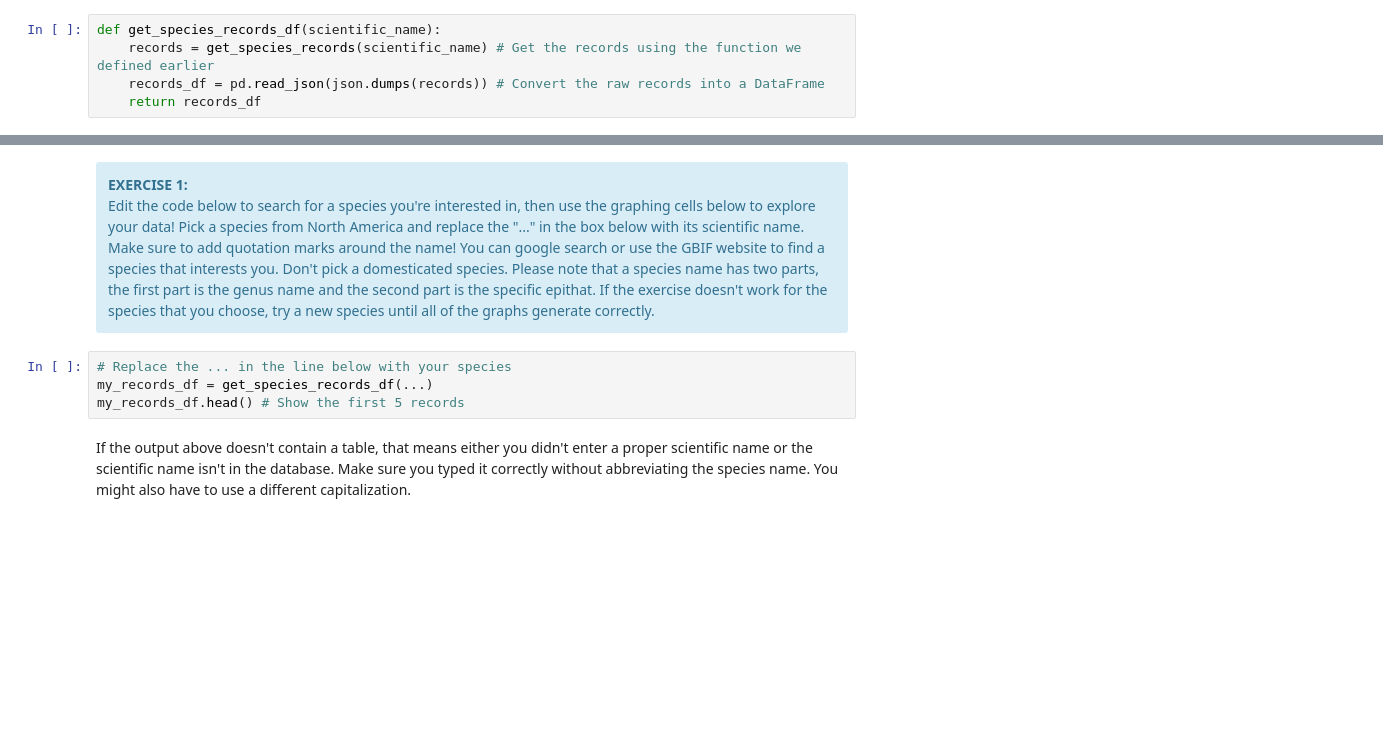
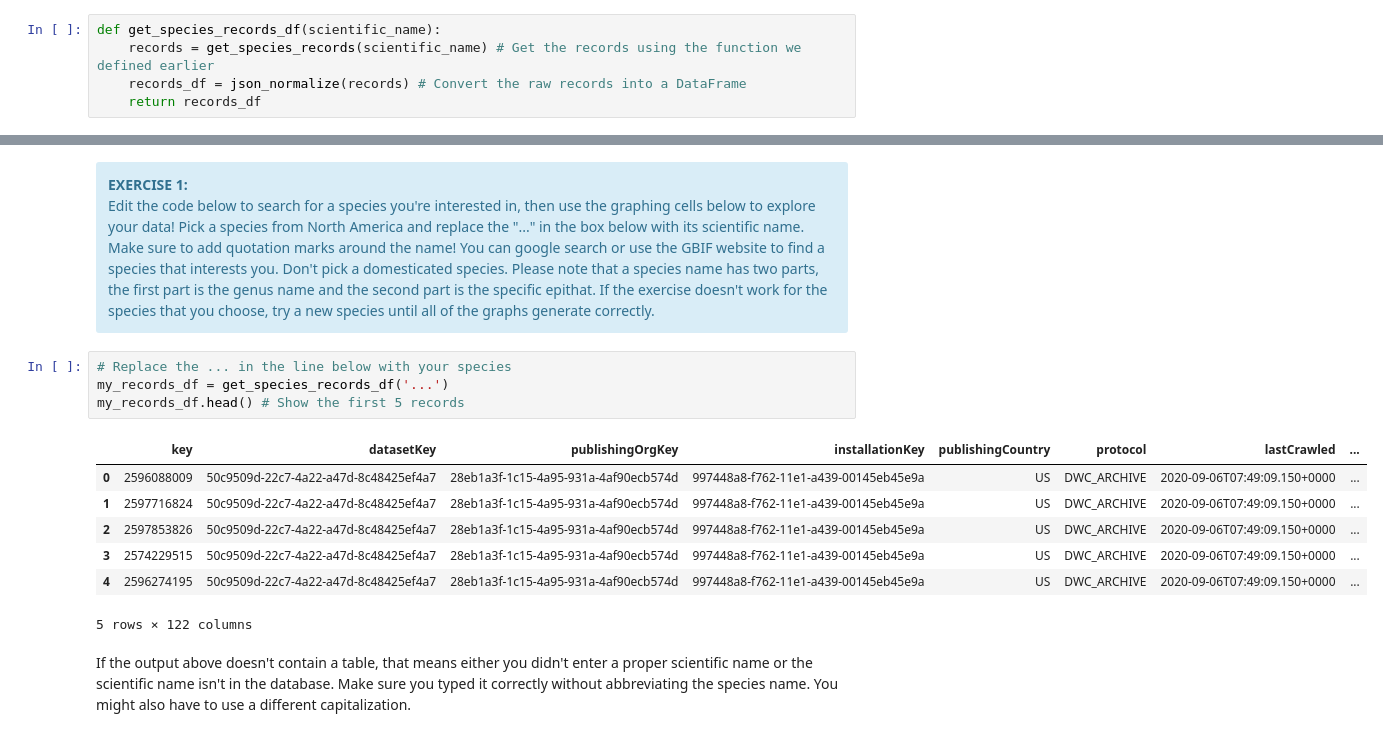
Before and after one commit to ds-modules/IB-105-ESPM-125-fa20, a Jupyter notebook: notebook1_instructor.ipynb, the cells around one changed output, grey strips where cells are left out. Cells and saved outputs as stored; diff of their text form; blank space fills up the shorter version.

```diff
--- a/notebook1_instructor.ipynb
+++ b/notebook1_instructor.ipynb
@@ -344,7 +351,7 @@ Since we're going to want to get DataFrames of species records several times in
 # %%
 def get_species_records_df(scientific_name):
     records = get_species_records(scientific_name) # Get the records using the function we defined earlier
-    records_df = pd.read_json(json.dumps(records)) # Convert the raw records into a DataFrame
+    records_df = json_normalize(records) # Convert the raw records into a DataFrame
     return records_df
 # %%
 records_df = get_species_records_df('Argia agrioides')
@@ -514,8 +563,16 @@ YOUR RESPONSE HERE
 </div>
 # %%
 # Replace the ... in the line below with your species
-my_records_df = get_species_records_df(...)
+my_records_df = get_species_records_df('...')
 my_records_df.head() # Show the first 5 records
+# %% [output]
+|  | key | datasetKey | publishingOrgKey | installationKey | publishingCountry | protocol | lastCrawled | ... |
+| 0 | 2596088009 | 50c9509d-22c7-4a22-a47d-8c48425ef4a7 | 28eb1a3f-1c15-4a95-931a-4af90ecb574d | 997448a8-f762-11e1-a439-00145eb45e9a | US | DWC_ARCHIVE | 2020-09-06T07:49:09.150+0000 | ... |
+| 1 | 2597716824 | 50c9509d-22c7-4a22-a47d-8c48425ef4a7 | 28eb1a3f-1c15-4a95-931a-4af90ecb574d | 997448a8-f762-11e1-a439-00145eb45e9a | US | DWC_ARCHIVE | 2020-09-06T07:49:09.150+0000 | ... |
+| 2 | 2597853826 | 50c9509d-22c7-4a22-a47d-8c48425ef4a7 | 28eb1a3f-1c15-4a95-931a-4af90ecb574d | 997448a8-f762-11e1-a439-00145eb45e9a | US | DWC_ARCHIVE | 2020-09-06T07:49:09.150+0000 | ... |
+| 3 | 2574229515 | 50c9509d-22c7-4a22-a47d-8c48425ef4a7 | 28eb1a3f-1c15-4a95-931a-4af90ecb574d | 997448a8-f762-11e1-a439-00145eb45e9a | US | DWC_ARCHIVE | 2020-09-06T07:49:09.150+0000 | ... |
+| 4 | 2596274195 | 50c9509d-22c7-4a22-a47d-8c48425ef4a7 | 28eb1a3f-1c15-4a95-931a-4af90ecb574d | 997448a8-f762-11e1-a439-00145eb45e9a | US | DWC_ARCHIVE | 2020-09-06T07:49:09.150+0000 | ... |
+5 rows × 122 columns
 # %% [markdown]
 If the output above doesn't contain a table, that means either you didn't enter a proper scientific name or the scientific name isn't in the database. Make sure you typed it correctly without abbreviating the species name. You might also have to use a different capitalization.
 # %%
```
Also changed, not shown: parts of 19 cells of this notebook, 1 other file.
